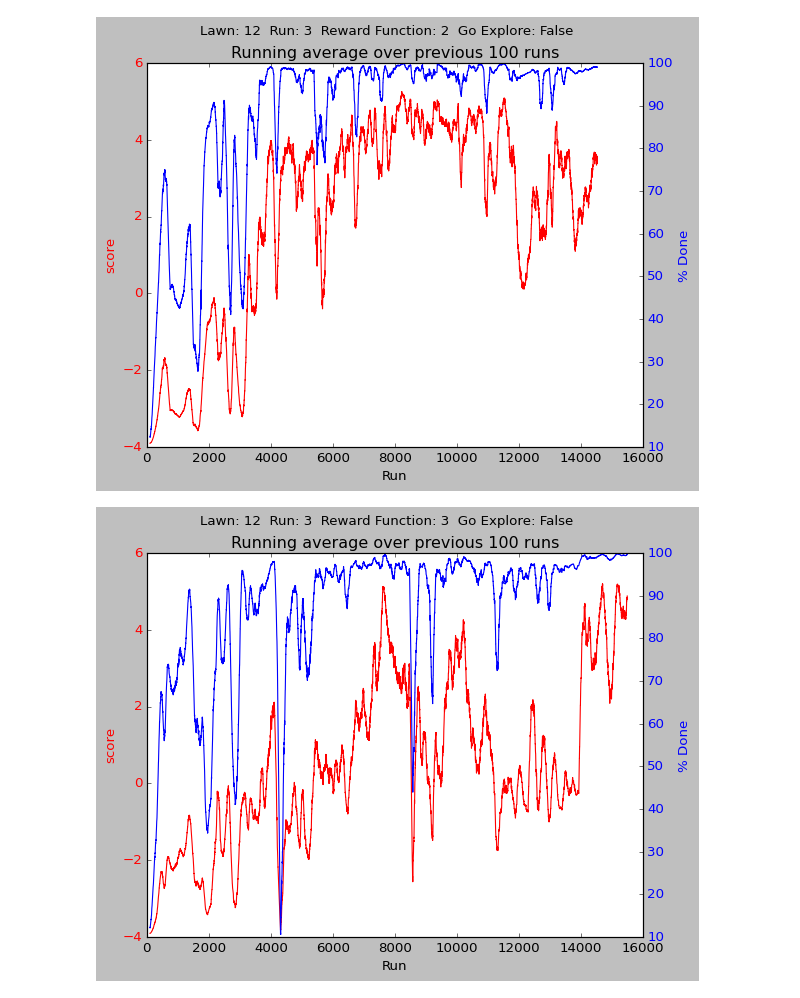
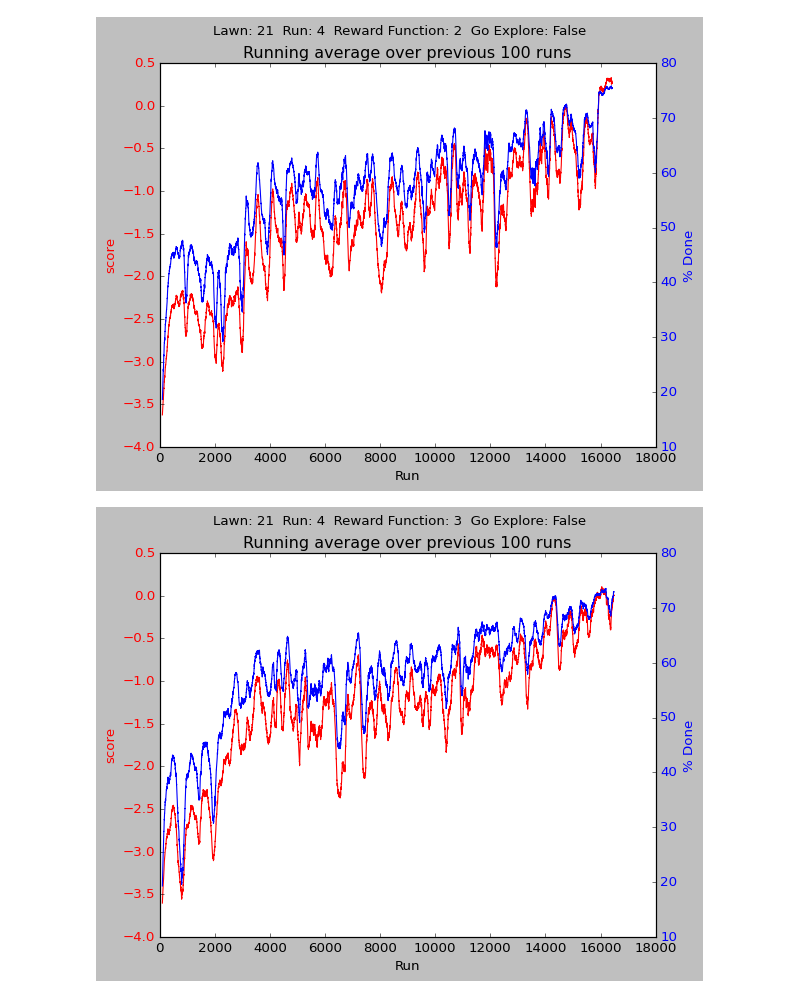
Before and after one commit to jimmyrisk/HankNet, a Jupyter notebook: deepmower/plots.ipynb, the cells around one changed output. Drawn from its saved outputs; the diff is of its cells as text; code cells hidden in the pictures.

```diff
--- a/deepmower/plots.ipynb
+++ b/deepmower/plots.ipynb
@@ -105,13 +105,13 @@ def plot_reward(
 
     return fig
 # %%
-lawn_num = 12
-run_id = 3
+lawn_num = 21
+run_id = 4
 reward_function = 0
 go_explore = 'False'
 # %%
 for reward_function in [0,1,2,3]:
-    plot_loss(lawn_num = 12,
+    plot_loss(lawn_num = lawn_num,
           run_id = run_id,
           reward_function = reward_function,
           go_explore = 'False')
@@ -123,6 +123,6 @@ for reward_function in [0,1,2,3]:
 # %%
 for reward_function in [0,1,2,3]:
-    plot_reward(lawn_num = 12,
+    plot_reward(lawn_num = lawn_num,
           run_id = run_id,
           reward_function = reward_function,
           go_explore = 'False')
@@ -132,2 +132,2 @@ for reward_function in [0,1,2,3]:
-[figure, old version]
+[figure, new version]
-[figure, old version]
+[figure, new version]
```
Also changed, not shown: parts of 2 cells of this notebook, 3 other files.
